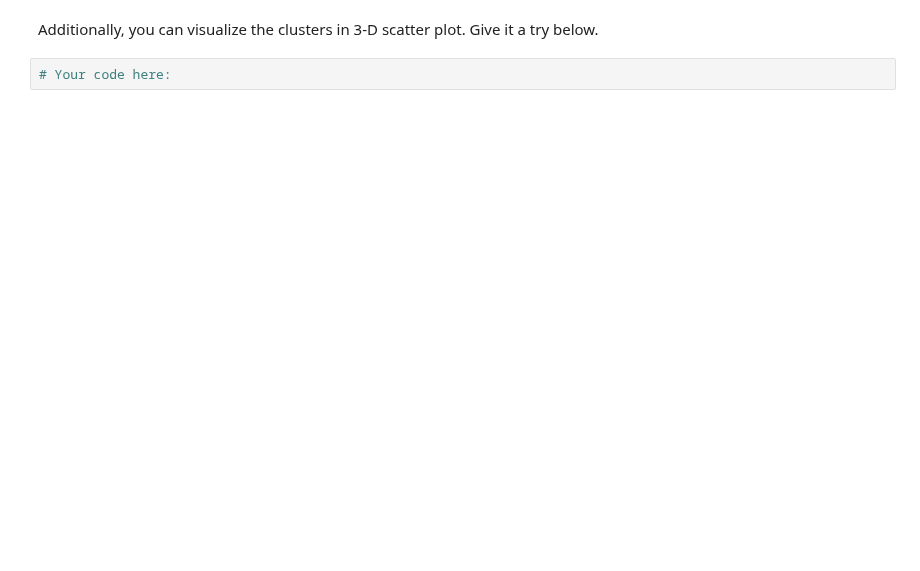
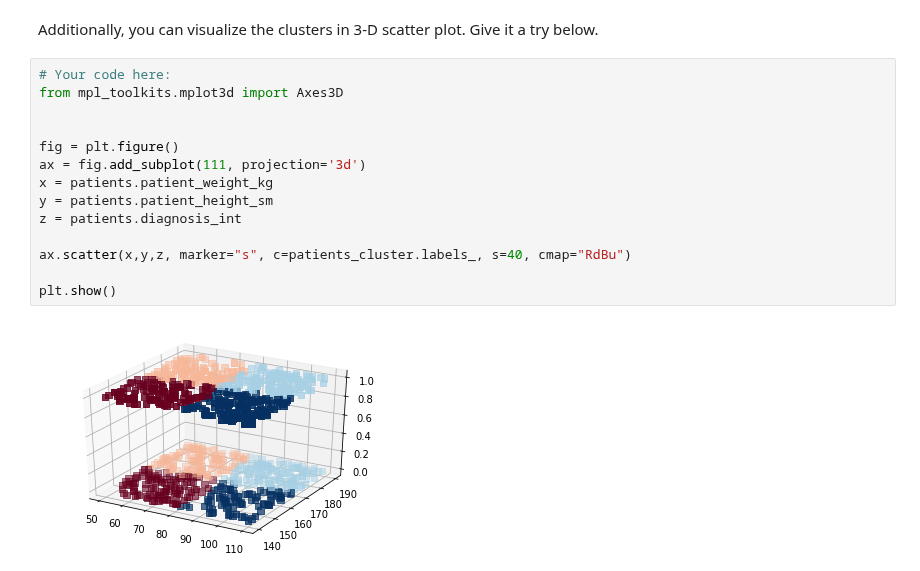
Before and after one commit to Almuglezsalcedo/datamad0119, a Jupyter notebook: module-3/lab-sklearn-and-unsupervised-learning/your-code/main.ipynb, the cells around one changed output. Drawn from its saved outputs; the diff is of its cells as text; blank space fills up the shorter version.

```diff
--- a/module-3/lab-sklearn-and-unsupervised-learning/your-code/main.ipynb
+++ b/module-3/lab-sklearn-and-unsupervised-learning/your-code/main.ipynb
@@ -502,4 +505,18 @@ If the scatter plot does not make any sense to you, it means the features you ch
 # %% [markdown]
 Additionally, you can visualize the clusters in 3-D scatter plot. Give it a try below.
-# %%
-# Your code here:
+# %%
+# Your code here:
+from mpl_toolkits.mplot3d import Axes3D
+
+
+fig = plt.figure()
+ax = fig.add_subplot(111, projection='3d')
+x = patients.patient_weight_kg
+y = patients.patient_height_sm
+z = patients.diagnosis_int
+
+ax.scatter(x,y,z, marker="s", c=patients_cluster.labels_, s=40, cmap="RdBu")
+
+plt.show()
+# %% [output]
+[figure, added]
```
Also changed, not shown: parts of 9 cells of this notebook.
